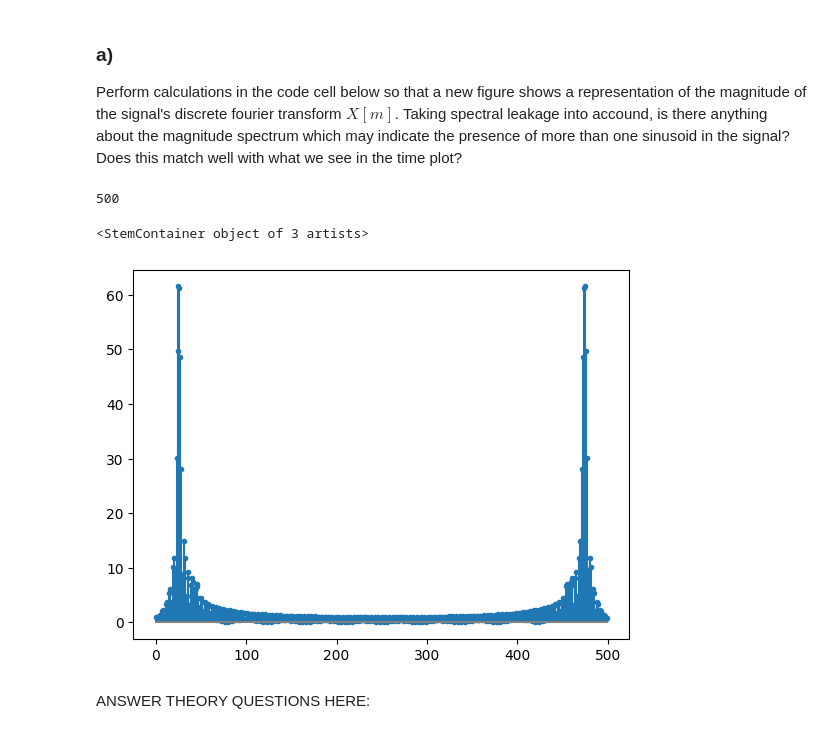
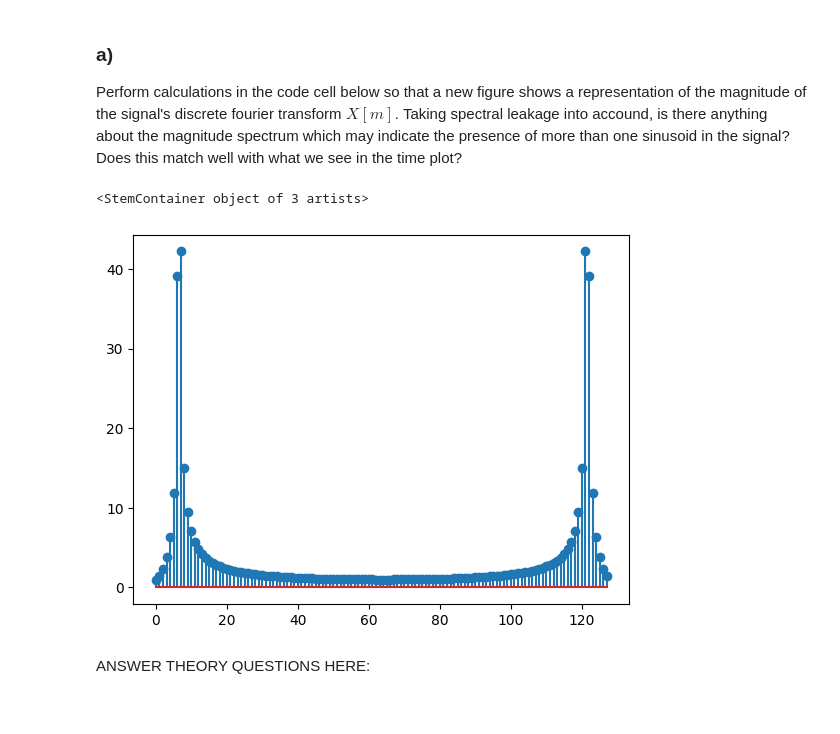
Before and after one commit to AndreFug/AIS2201, a Jupyter notebook: Exercise_5/Problem3.ipynb, the cells around one changed output. Drawn from its saved outputs; the diff is of its cells as text; code cells hidden in the pictures.

```diff
--- a/Exercise_5/Problem3.ipynb
+++ b/Exercise_5/Problem3.ipynb
@@ -202,18 +202,21 @@ Text(0.5, 1.0, '$x[n]$')
 
 Perform calculations in the code cell below so that a new figure shows a representation of the magnitude of the signal's discrete fourier transform $ X[m] $. Taking spectral leakage into accound, is there anything about the magnitude spectrum which may indicate the presence of more than one sinusoid in the signal? Does this match well with what we see in the time plot?
 # %%
+
+
+
 # WRITE YOUR CODE IN THIS CELL:
-Xm = np.fft.fft(xn, n=DTFT_res)
+Xm = np.fft.fft(xn)
 xMag = np.abs(Xm)
 
-print(len(Xm))
 
 
-plt.stem(np.arange(len(Xm)),xMag, linefmt='-', markerfmt='.', basefmt='grey')
+freq = np.fft.fftfreq(N, d=1)
+
+plt.stem(n, xMag[:N])
 # %% [output]
-500
+<StemContainer object of 3 artists>
-<StemContainer object of 3 artists>
-[figure, old version]
+[figure, new version]
 # %% [markdown]
 ANSWER THEORY QUESTIONS HERE:
 # %% [markdown]
```
